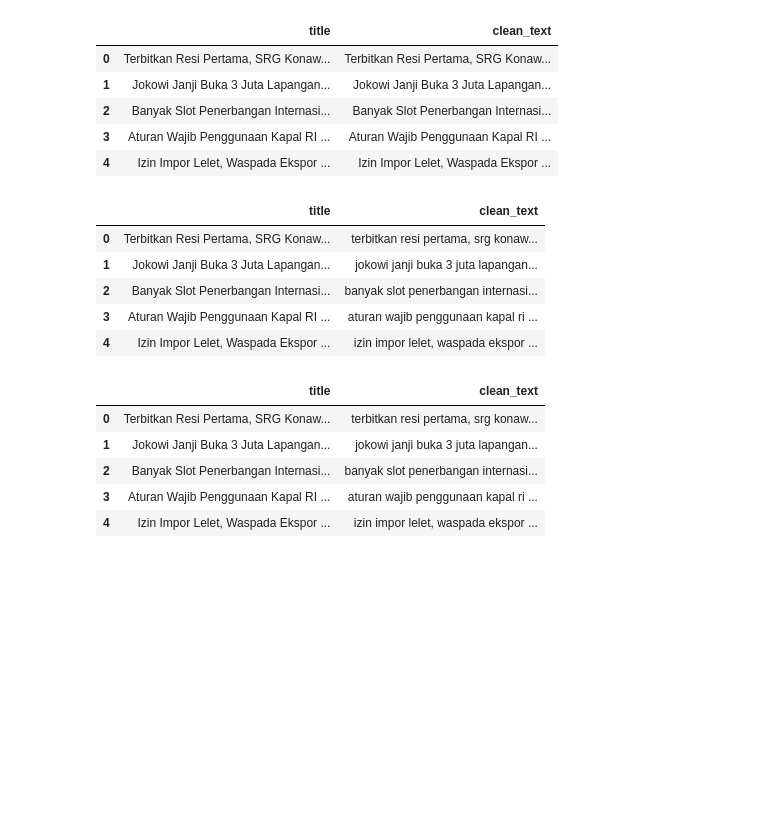
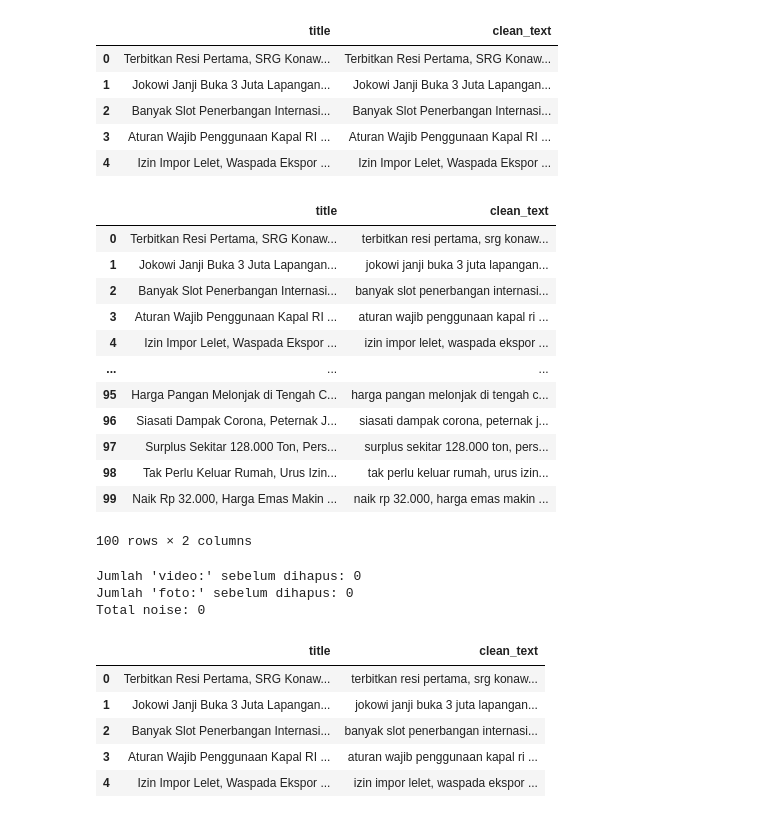
Before and after one commit to afllaabdi/tugas_NLP, a Jupyter notebook: Source_Code.ipynb, the cells around one changed output. Cells and saved outputs as stored; diff of their text form; code cells hidden in the pictures; blank space fills up the shorter version.

```diff
--- a/Source_Code.ipynb
+++ b/Source_Code.ipynb
@@ -49,17 +49,36 @@ df[['title', 'clean_text']].head()
 # %%
 # =========================
 # LOWERCASE
 # =========================
 df['clean_text'] = df['clean_text'].str.lower()
 
-df[['title', 'clean_text']].head()
+df[['title', 'clean_text']].head(100)
 # %% [output]
 |  | title | clean_text |
 | 0 | Terbitkan Resi Pertama, SRG Konaw... | terbitkan resi pertama, srg konaw... |
 | 1 | Jokowi Janji Buka 3 Juta Lapangan... | jokowi janji buka 3 juta lapangan... |
 | 2 | Banyak Slot Penerbangan Internasi... | banyak slot penerbangan internasi... |
 | 3 | Aturan Wajib Penggunaan Kapal RI ... | aturan wajib penggunaan kapal ri ... |
 | 4 | Izin Impor Lelet, Waspada Ekspor ... | izin impor lelet, waspada ekspor ... |
+| ... | ... | ... |
+| 95 | Harga Pangan Melonjak di Tengah C... | harga pangan melonjak di tengah c... |
+| 96 | Siasati Dampak Corona, Peternak J... | siasati dampak corona, peternak j... |
+| 97 | Surplus Sekitar 128.000 Ton, Pers... | surplus sekitar 128.000 ton, pers... |
+| 98 | Tak Perlu Keluar Rumah, Urus Izin... | tak perlu keluar rumah, urus izin... |
+| 99 | Naik Rp 32.000, Harga Emas Makin ... | naik rp 32.000, harga emas makin ... |
+100 rows × 2 columns
+# %%
+# Hitung jumlah noise sebelum dihapus
+jumlah_video = df['clean_text'].str.count('video:').sum()
+jumlah_foto = df['clean_text'].str.count('foto:').sum()
+
+print(f"Jumlah 'video:' sebelum dihapus: {jumlah_video}")
+print(f"Jumlah 'foto:' sebelum dihapus: {jumlah_foto}")
+print(f"Total noise: {jumlah_video + jumlah_foto}")
+# %% [output]
+Jumlah 'video:' sebelum dihapus: 0
+Jumlah 'foto:' sebelum dihapus: 0
+Total noise: 0
 # %%
 # =========================
 # HAPUS NOISE
```
Also changed, not shown: parts of 4 cells of this notebook.
